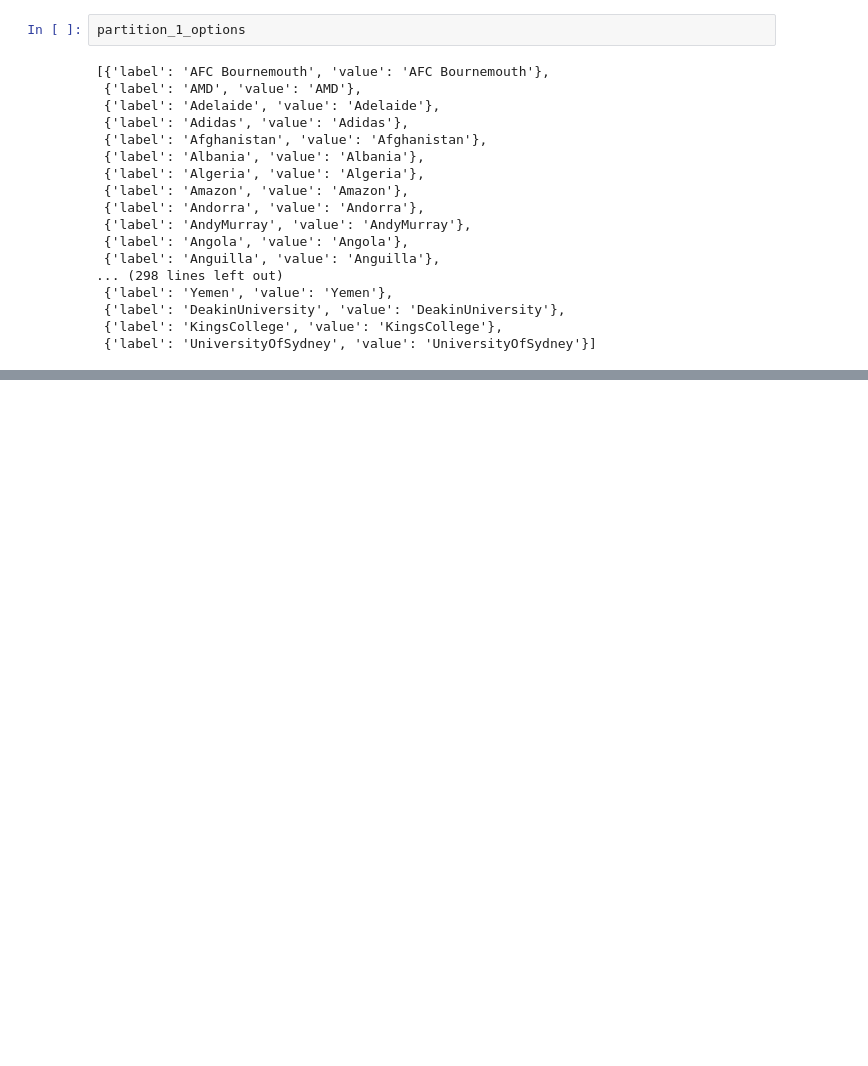
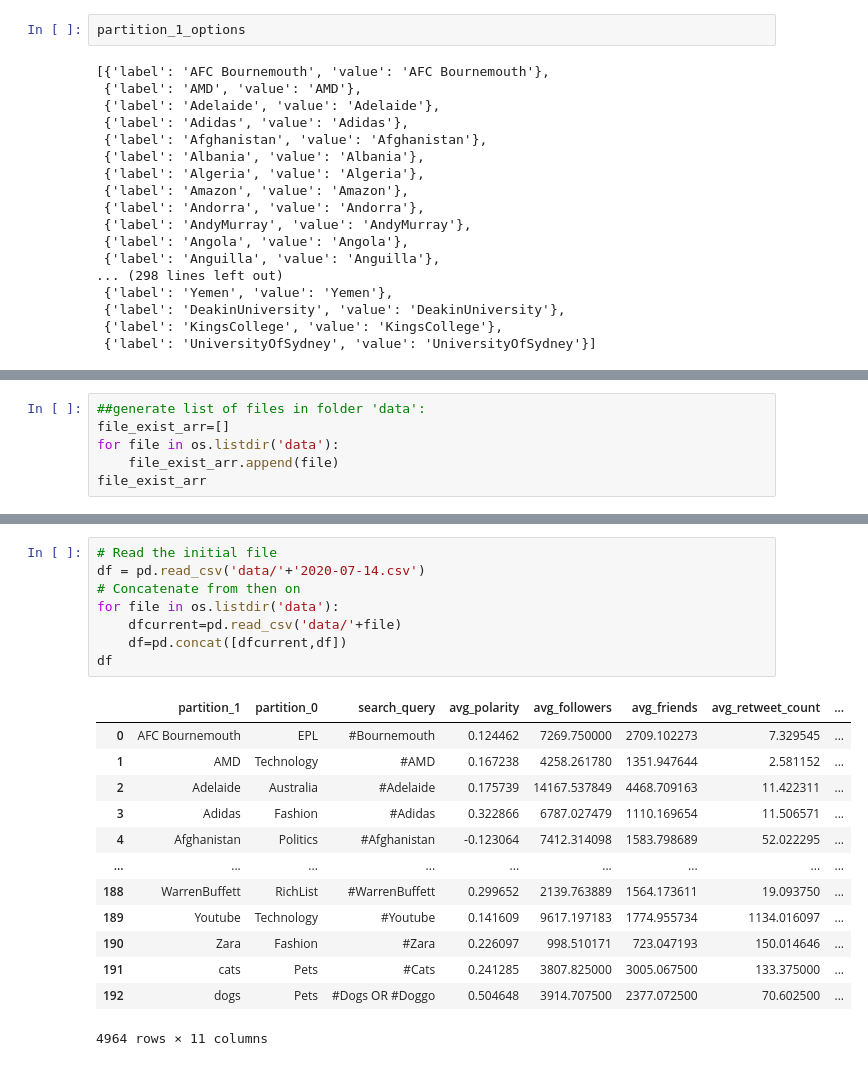
Before and after one commit to wjia26/twittersentdashapp, a Jupyter notebook: Scratchpad.ipynb, the cells around one changed output, grey strips where cells are left out. Saved outputs shown, nothing was run; the diff lists cells and outputs as text; blank space fills up the shorter version.

Commit message:
commit everything but the data

```diff
--- a/Scratchpad.ipynb
+++ b/Scratchpad.ipynb
@@ -104,0 +194,6 @@ partition_1_options
+# %%
+##generate list of files in folder 'data':
+file_exist_arr=[]
+for file in os.listdir('data'):
+    file_exist_arr.append(file)
+file_exist_arr
@@ -104,0 +210,22 @@ partition_1_options
+# %%
+# Read the initial file
+df = pd.read_csv('data/'+'2020-07-14.csv')
+# Concatenate from then on
+for file in os.listdir('data'):
+    dfcurrent=pd.read_csv('data/'+file)
+    df=pd.concat([dfcurrent,df])
+df
+# %% [output]
+|  | partition_1 | partition_0 | search_query | avg_polarity | avg_followers | avg_friends | avg_retweet_count | ... |
+| 0 | AFC Bournemouth | EPL | #Bournemouth | 0.124462 | 7269.750000 | 2709.102273 | 7.329545 | ... |
+| 1 | AMD | Technology | #AMD | 0.167238 | 4258.261780 | 1351.947644 | 2.581152 | ... |
+| 2 | Adelaide | Australia | #Adelaide | 0.175739 | 14167.537849 | 4468.709163 | 11.422311 | ... |
+| 3 | Adidas | Fashion | #Adidas | 0.322866 | 6787.027479 | 1110.169654 | 11.506571 | ... |
+| 4 | Afghanistan | Politics | #Afghanistan | -0.123064 | 7412.314098 | 1583.798689 | 52.022295 | ... |
+| ... | ... | ... | ... | ... | ... | ... | ... | ... |
+| 188 | WarrenBuffett | RichList | #WarrenBuffett | 0.299652 | 2139.763889 | 1564.173611 | 19.093750 | ... |
+| 189 | Youtube | Technology | #Youtube | 0.141609 | 9617.197183 | 1774.955734 | 1134.016097 | ... |
+| 190 | Zara | Fashion | #Zara | 0.226097 | 998.510171 | 723.047193 | 150.014646 | ... |
+| 191 | cats | Pets | #Cats | 0.241285 | 3807.825000 | 3005.067500 | 133.375000 | ... |
+| 192 | dogs | Pets | #Dogs OR #Doggo | 0.504648 | 3914.707500 | 2377.072500 | 70.602500 | ... |
+4964 rows × 11 columns
```
Also changed, not shown: parts of 15 cells of this notebook, 4 other files.
